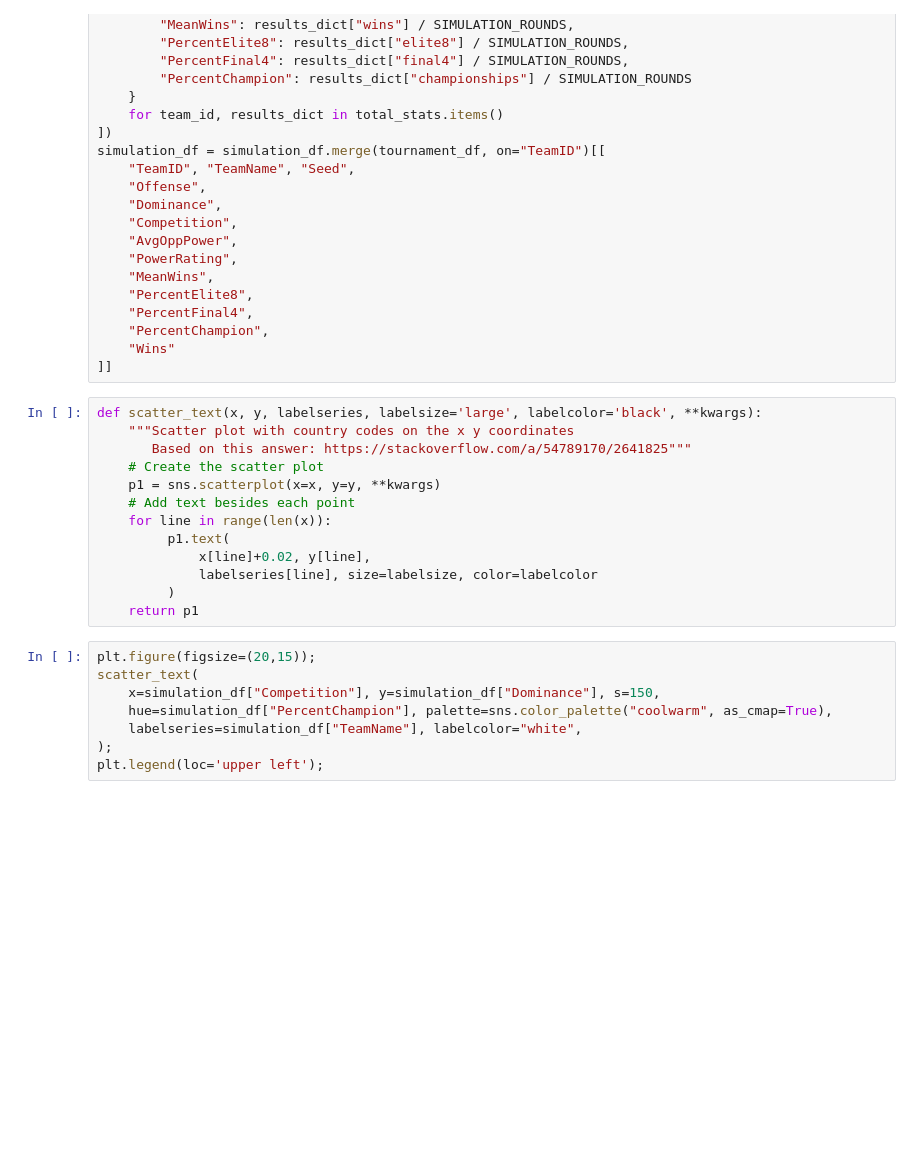
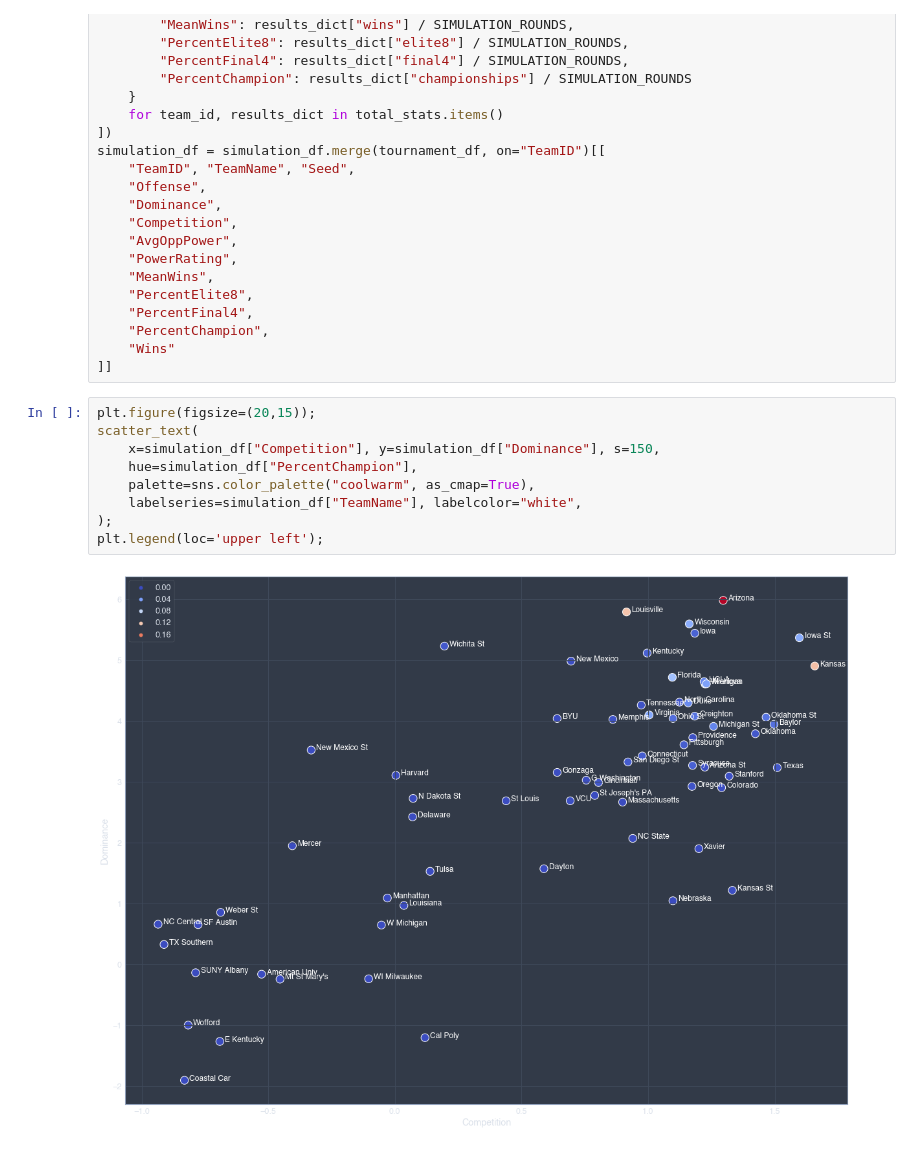
Before and after one commit to jamestwhedbee/jupyter_notebooks, a Jupyter notebook: PredictMarchMadness.ipynb, the cells around one changed output. Drawn from its saved outputs; the diff is of its cells as text; blank space fills up the shorter version.

```diff
--- a/PredictMarchMadness.ipynb
+++ b/PredictMarchMadness.ipynb
@@ -207,27 +261,17 @@ simulation_df = simulation_df.merge(tournament_df, on="TeamID")[[
     "PercentChampion",
     "Wins"
 ]]
-# %%
-def scatter_text(x, y, labelseries, labelsize='large', labelcolor='black', **kwargs):
-    """Scatter plot with country codes on the x y coordinates
-       Based on this answer: https://stackoverflow.com/a/54789170/2641825"""
-    # Create the scatter plot
-    p1 = sns.scatterplot(x=x, y=y, **kwargs)
-    # Add text besides each point
-    for line in range(len(x)):
-         p1.text(
-             x[line]+0.02, y[line],
-             labelseries[line], size=labelsize, color=labelcolor
-         )
-    return p1
-# %%
-plt.figure(figsize=(20,15));
-scatter_text(
-    x=simulation_df["Competition"], y=simulation_df["Dominance"], s=150,
-    hue=simulation_df["PercentChampion"], palette=sns.color_palette("coolwarm", as_cmap=True),
-    labelseries=simulation_df["TeamName"], labelcolor="white",
-);
-plt.legend(loc='upper left');
+# %%
+plt.figure(figsize=(20,15));
+scatter_text(
+    x=simulation_df["Competition"], y=simulation_df["Dominance"], s=150,
+    hue=simulation_df["PercentChampion"],
+    palette=sns.color_palette("coolwarm", as_cmap=True),
+    labelseries=simulation_df["TeamName"], labelcolor="white",
+);
+plt.legend(loc='upper left');
+# %% [output]
+[figure, added]
 # %%
 plt.figure(figsize=(20,15));
 scatter_text(
```
Also changed, not shown: parts of 22 cells of this notebook.
